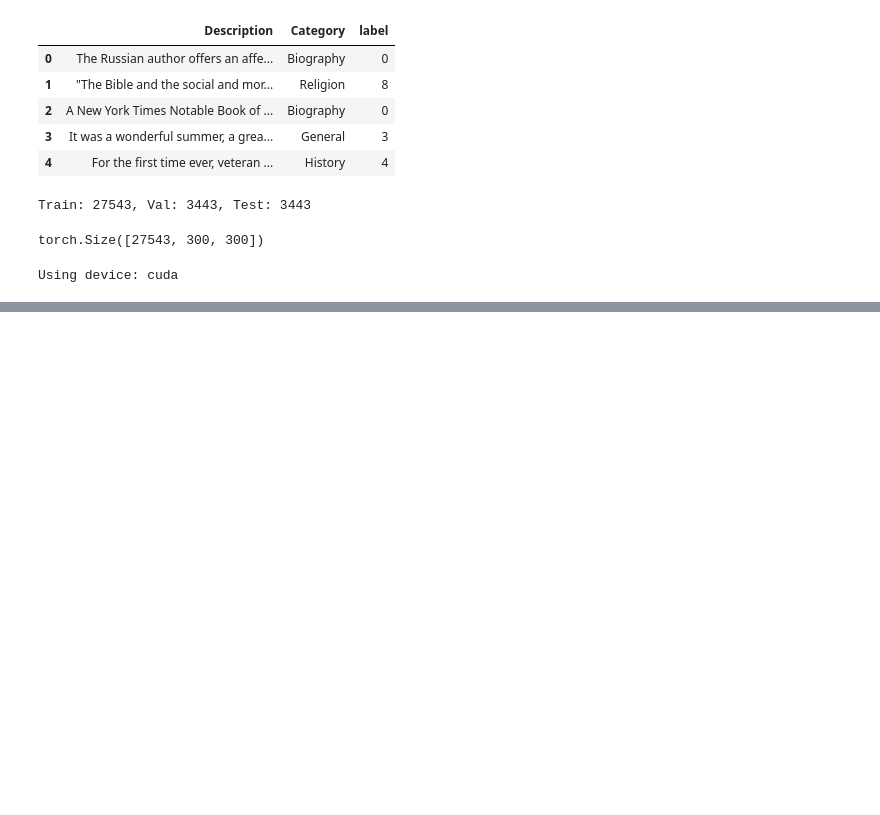
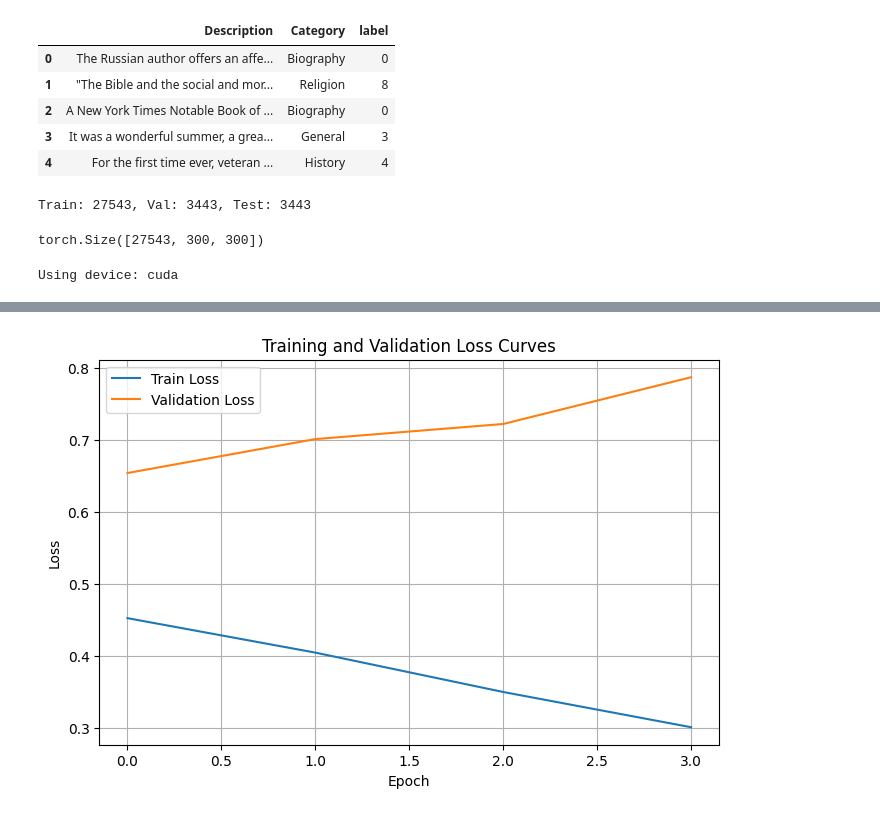
Before and after one commit to samhancock2/Book-Genre-Classifier, a Jupyter notebook: notebooks/04_GRU_model.ipynb, the cells around one changed output, grey strips where cells are left out. Saved outputs shown, nothing was run; the diff lists cells and outputs as text; code cells hidden in the pictures; blank space fills up the shorter version.

```diff
--- a/notebooks/04_GRU_model.ipynb
+++ b/notebooks/04_GRU_model.ipynb
@@ -79,6 +85,10 @@ X_test_seq = torch.stack(X_test.apply(lambda x: sentence_to_sequence(x, glove, m
 X_train_seq.shape
 # %% [output]
 torch.Size([27543, 300, 300])
+# %%
+y_train_tensor = torch.tensor(y_train.values, dtype=torch.long)
+y_val_tensor = torch.tensor(y_val.values, dtype=torch.long)
+y_test_tensor = torch.tensor(y_test.values, dtype=torch.long)
 # %%
 class TextDataset(Dataset):
     def __init__(self, X, y):
@@ -91,7 +101,14 @@ class TextDataset(Dataset):
     def __getitem__(self, idx):
         return self.X[idx], self.y[idx]
 
-train_loader = DataLoader(TextDataset(X_train_seq, y_train_tensor), batch_size=32, shuffle=True)
-val_loader = DataLoader(TextDataset(X_val_seq, y_val_tensor), batch_size=32)
-test_loader = DataLoader(TextDataset(X_test_seq, y_test_tensor), batch_size=32)
+def collate_batch(batch):
+    X_batch, y_batch = zip(*batch)
+    lengths = torch.tensor([x.size(0) for x in X_batch], dtype=torch.long)
+    X_padded = pad_sequence(X_batch, batch_first=True)  # pad to max seq len
+    y_batch = torch.tensor(y_batch, dtype=torch.long)
+    return X_padded, lengths, y_batch
+
+train_loader = DataLoader(TextDataset(X_train_seq, y_train_tensor), batch_size=32, shuffle=True, collate_fn=collate_batch)
+val_loader   = DataLoader(TextDataset(X_val_seq, y_val_tensor), batch_size=32, collate_fn=collate_batch)
+test_loader  = DataLoader(TextDataset(X_test_seq, y_test_tensor), batch_size=32, collate_fn=collate_batch)
 # %%
@@ -194,0 +236,14 @@ Epoch [10/10] Train Loss: 0.1652 | Train Acc: 0.9466 | Val Loss: 0.9588 | Val Ac
+# %%
+import matplotlib.pyplot as plt
+
+plt.figure(figsize=(8, 5))
+plt.plot(train_losses, label="Train Loss")
+plt.plot(val_losses, label="Validation Loss")
+plt.xlabel("Epoch")
+plt.ylabel("Loss")
+plt.title("Training and Validation Loss Curves")
+plt.legend()
+plt.grid(True)
+plt.show()
+# %% [output]
+[figure, added]
```
Also changed, not shown: parts of 6 cells of this notebook, 2 other files.
